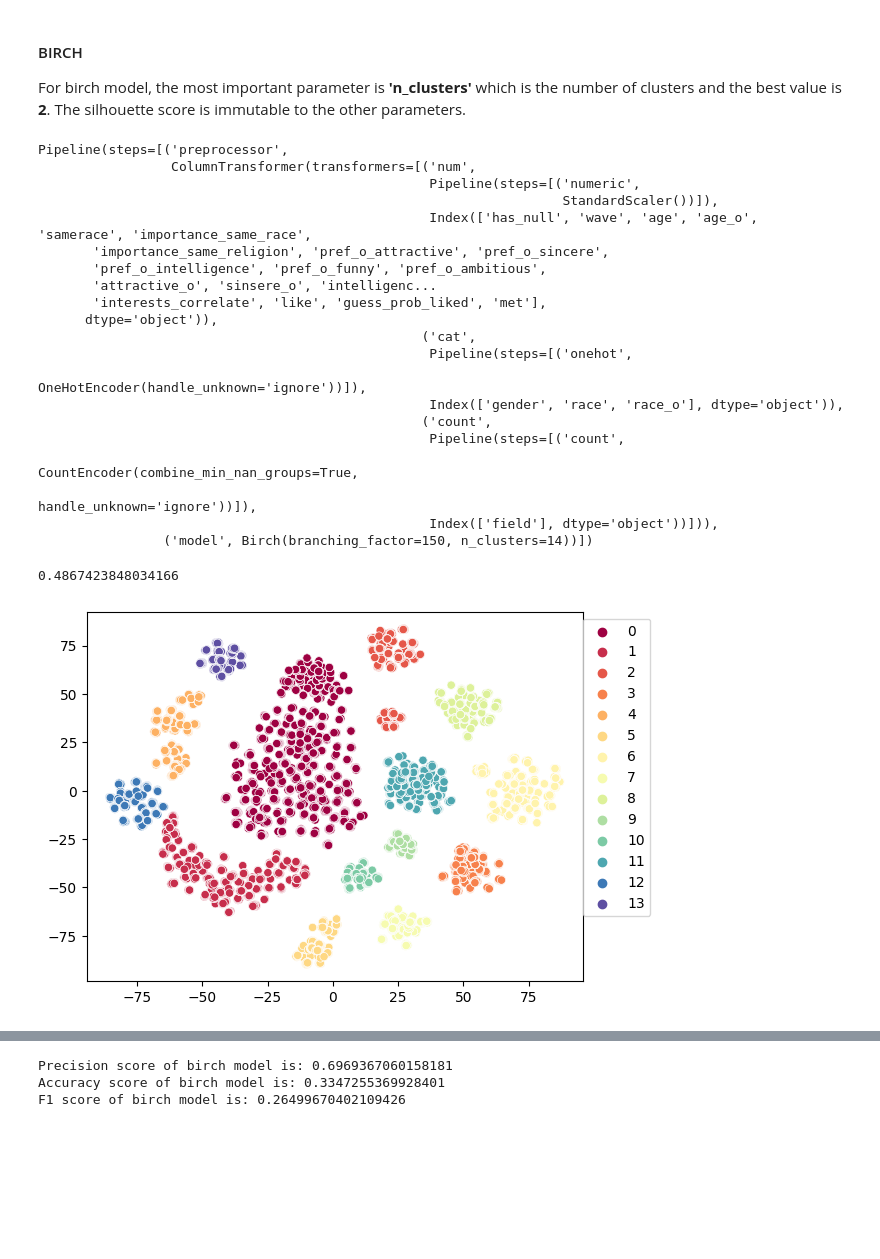
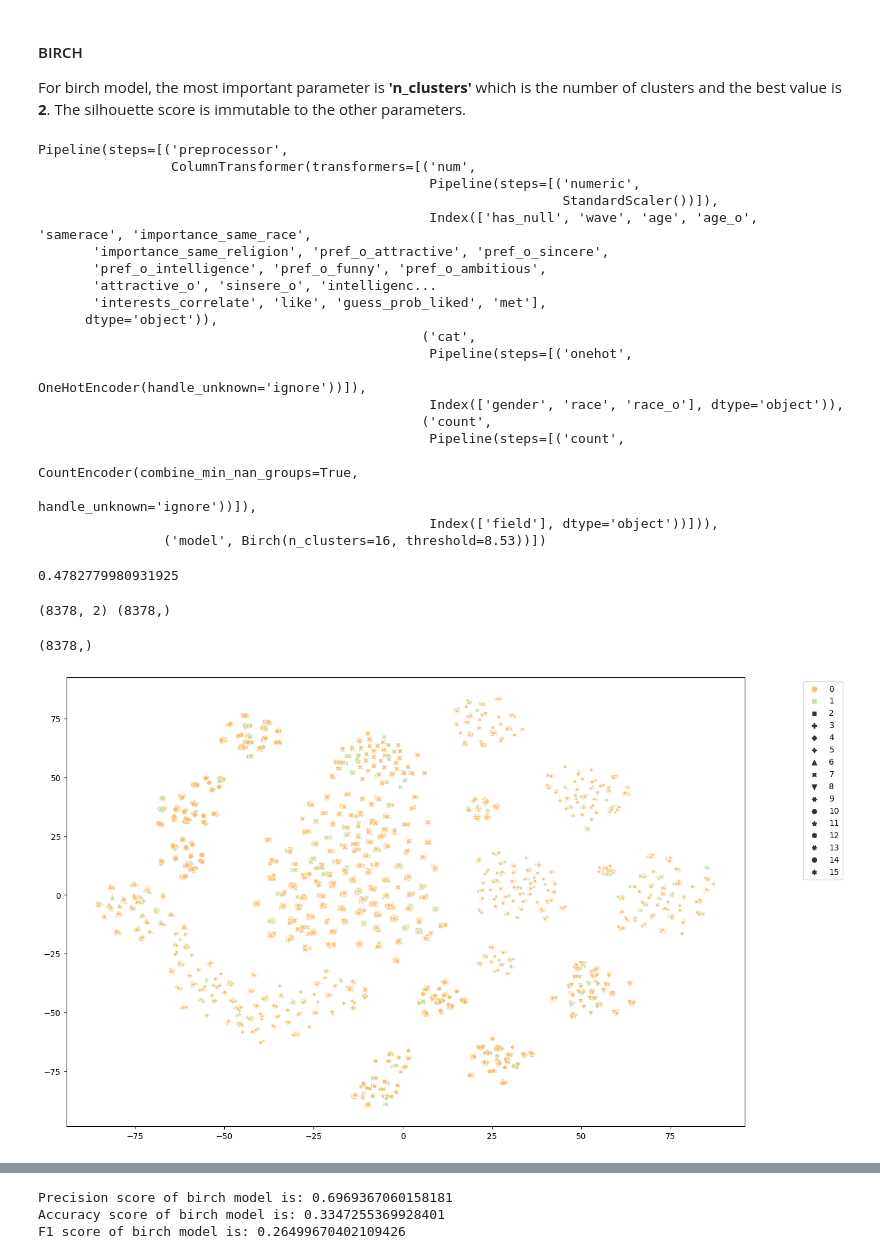
Before and after one commit to LinYang-AI/Machine-Learning-II-Bayesian-Unsupervised-Methods, a Jupyter notebook: cluster/speed_dating.ipynb, the cells around one changed output, grey strips where cells are left out. Saved outputs shown, nothing was run; the diff lists cells and outputs as text; code cells hidden in the pictures; blank space fills up the shorter version.

```diff
--- a/cluster/speed_dating.ipynb
+++ b/cluster/speed_dating.ipynb
@@ -126,6 +173,7 @@ def build_model(n_clusters=2,
     kmeans = Pipeline(steps=[
         ('preprocessor', preprocessor),
         ('model', KMeans(n_clusters=n_clusters,
+                        init=init,
                         n_init=n_init,
                         max_iter=max_iter,
                         tol=tol,
@@ -146,8 +194,10 @@ def build_model(n_clusters=2,
 
     birch = Pipeline(steps=[
         ('preprocessor', preprocessor),
-        ('model', Birch(n_clusters=n_clusters,
-                        branching_factor=branching_factor))])
+        ('model', Birch(threshold=threshold,
+                        n_clusters=n_clusters,
+                        branching_factor=branching_factor,
+                        ))])
 
     dbscan = Pipeline(steps=[
         ('preprocessor', preprocessor),
@@ -239,7 +276,7 @@ plt.show()
 #### BIRCH
 For birch model, the most important parameter is **'n_clusters'** which is the number of clusters and the best value is **2**. The silhouette score is immutable to the other parameters.
 # %%
-birch_model = build_model(n_clusters=14, threshold=20, branching_factor=150)[-2]
+birch_model = build_model(n_clusters=16, threshold=8.53, branching_factor=50)[-2]
 birch_model.fit(Xtrain)
 # %% [output]
 Pipeline(steps=[('preprocessor',
@@ -261,17 +298,32 @@ Pipeline(steps=[('preprocessor',
                                                                    CountEncoder(combine_min_nan_groups=True,
                                                                                 handle_unknown='ignore'))]),
                                                   Index(['field'], dtype='object'))])),
-                ('model', Birch(branching_factor=150, n_clusters=14))])
+                ('model', Birch(n_clusters=16, threshold=8.53))])
 # %%
 bc_labels_train = birch_model.fit_predict(Xtrain)
 
 bc_silhouette_score_train = silhouette_score(Xtrain_encoded, bc_labels_train)
 print(bc_silhouette_score_train)
 # %% [output]
-0.4867423848034166
+0.4782779980931925
+# %%
+print(tsne_embeding_train.shape, bc_labels_train.shape)
+# %% [output]
+(8378, 2) (8378,)
+# %%
+bc_labels_train.shape
+# %% [output]
+(8378,)
 # %%
-ax = sns.scatterplot(x=tsne_embeding_train[:,0], y=tsne_embeding_train[:,1], hue=bc_labels_train, palette= 'Spectral', legend='full')
+markers = {0: 's', 1: '*'}
+fig = plt.figure(figsize=(15, 10))
+ax = sns.scatterplot(x=tsne_embeding_train[:,0],
+                    y=tsne_embeding_train[:,1],
+                    hue=ytrain.values.reshape(-1,),
+                    palette= 'Spectral',
+                    style=bc_labels_train,
+                    legend='full')
 ax.legend(bbox_to_anchor=(1.15, 1), loc='upper right')
 plt.show()
 # %% [output]
-[figure, old version]
+[figure, new version]
```
Also changed, not shown: parts of 39 cells of this notebook, 2 other files.
